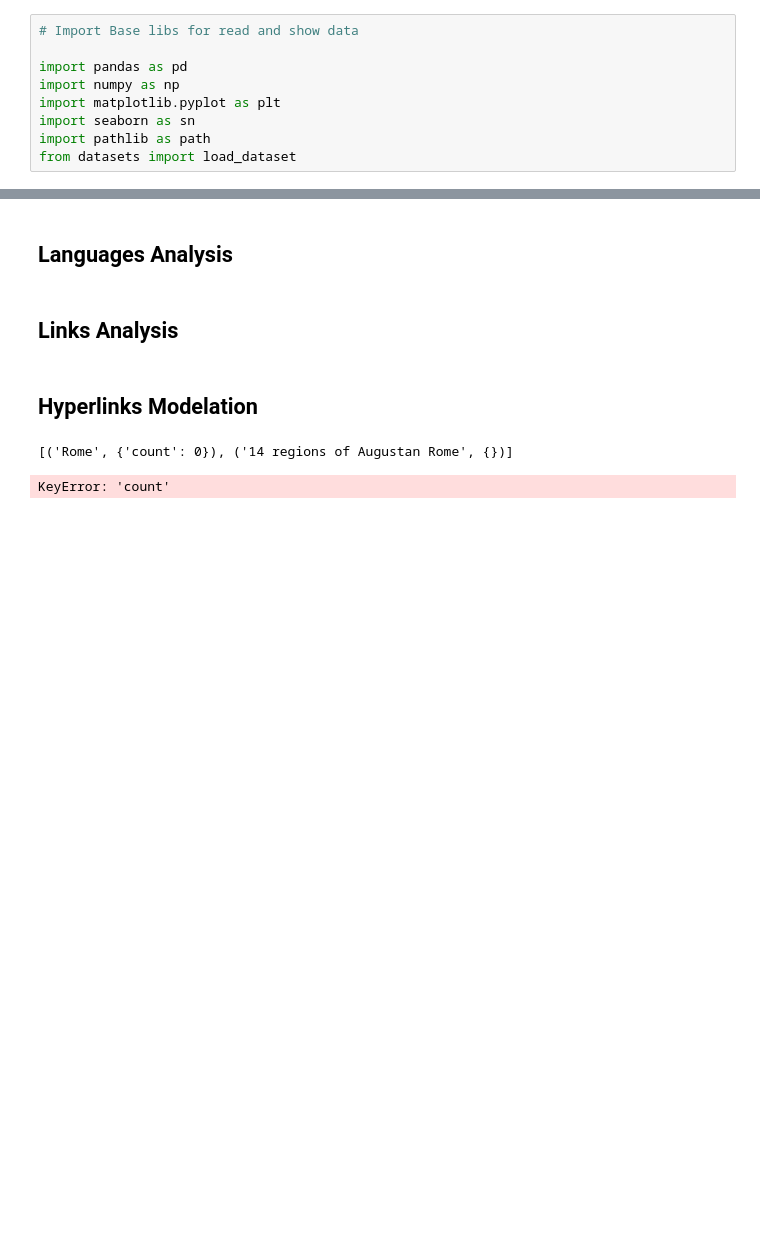
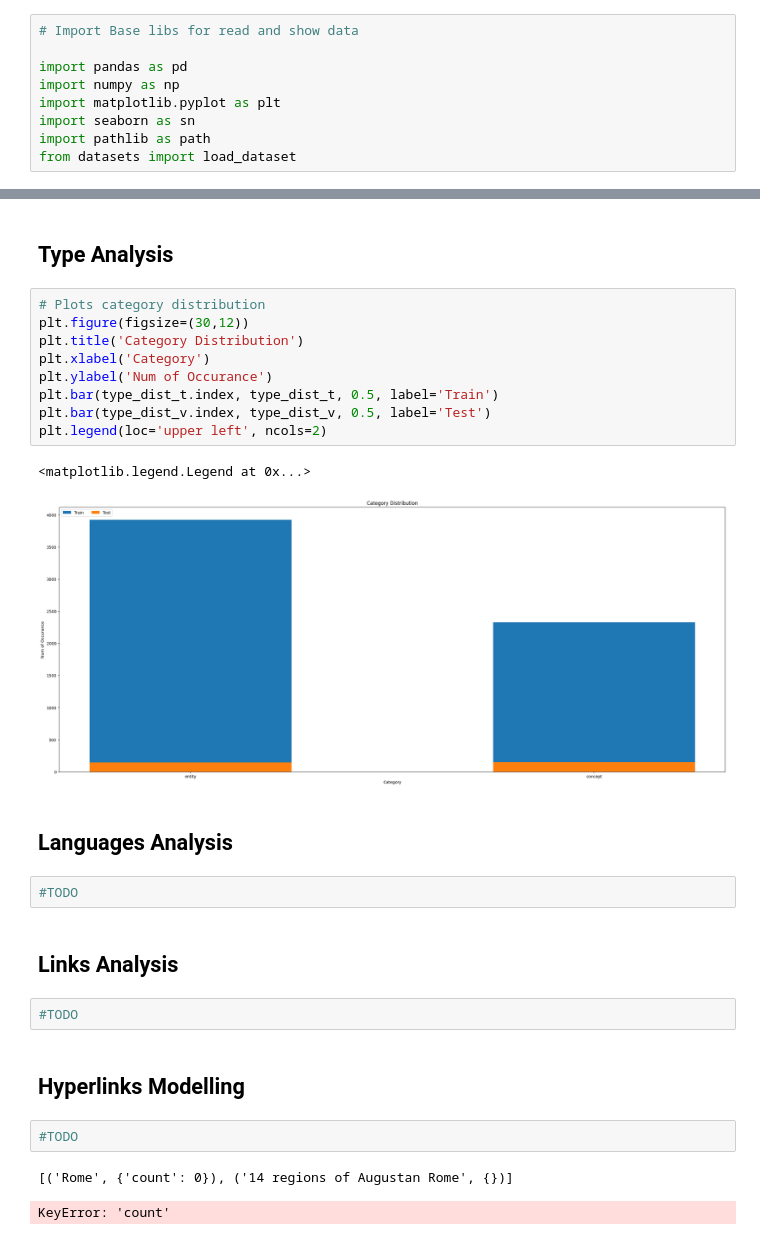
Before and after one commit to pizzi-andrea/MNLP-HW1, a Jupyter notebook: src/dataset/a_dataset.ipynb, the cells around one changed output, grey strips where cells are left out. Cells and saved outputs as stored; diff of their text form; blank space fills up the shorter version.

```diff
--- a/src/dataset/a_dataset.ipynb
+++ b/src/dataset/a_dataset.ipynb
@@ -131,13 +121,32 @@ plt.legend(loc='upper left', ncols=2)
 # %% [output]
 <matplotlib.legend.Legend at 0x...>
 [figure]
+# %% [markdown]
+## Type Analysis
+# %%
+# Plots category distribution
+plt.figure(figsize=(30,12))
+plt.title('Category Distribution')
+plt.xlabel('Category')
+plt.ylabel('Num of Occurance')
+plt.bar(type_dist_t.index, type_dist_t, 0.5, label='Train')
+plt.bar(type_dist_v.index, type_dist_v, 0.5, label='Test')
+plt.legend(loc='upper left', ncols=2)
+# %% [output]
+<matplotlib.legend.Legend at 0x...>
+[figure, added]
 # %% [markdown]
 ## Languages Analysis
+# %%
+#TODO
 # %% [markdown]
 ## Links Analysis
+# %%
+#TODO
 # %% [markdown]
-## Hyperlinks Modelation
+## Hyperlinks Modelling
 # %%
+#TODO
 # %% [output]
 [('Rome', {'count': 0}), ('14 regions of Augustan Rome', {})]
 KeyError: 'count'
```
Also changed, not shown: parts of 9 cells of this notebook, 1 other file.
